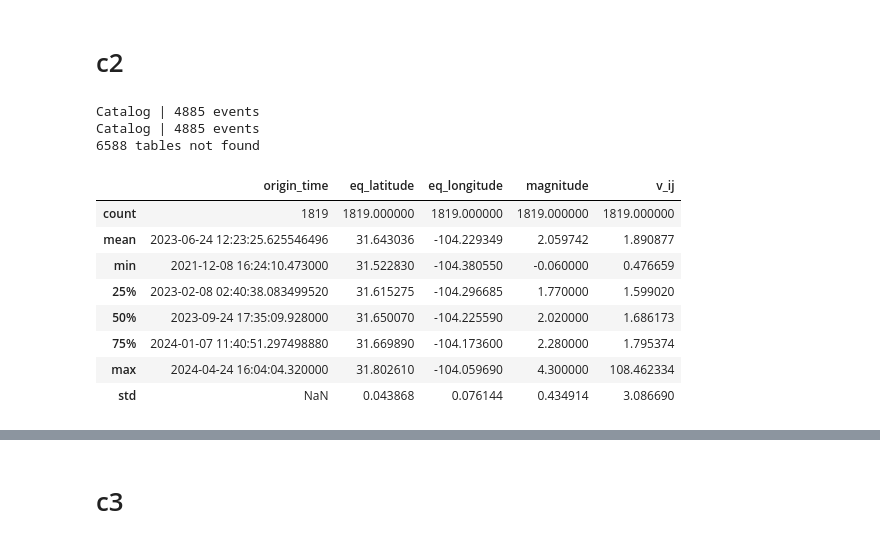
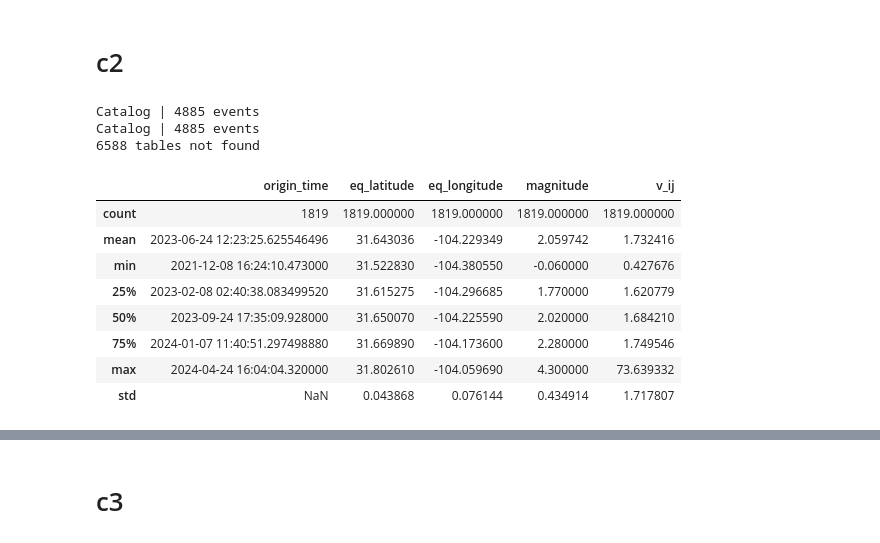
Before and after one commit to ecastillot/delaware, a Jupyter notebook: 10102024/script/vps/vps.ipynb, the cells around one changed output, grey strips where cells are left out. Drawn from its saved outputs; the diff is of its cells as text; code cells hidden in the pictures.

```diff
--- a/10102024/script/vps/vps.ipynb
+++ b/10102024/script/vps/vps.ipynb
@@ -134,9 +134,9 @@ for ev_id, arrivals in picks.__iter__():
     if vij_results.empty:
         continue
     else:
-        vij_mean = vij_results["v_ij"].mean()
+        vij_median = vij_results["v_ij"].median()
 
-    all_vps.append((ev_id,vij_mean))
+    all_vps.append((ev_id,vij_median))
 vps = pd.DataFrame(all_vps, columns=["ev_id", "v_ij"])
 
 cat = pd.merge(cat,vps,how="inner",on="ev_id")
@@ -198,42 +211,42 @@ eqpicks = EQPicks(root,author=author,
                       xy_epsg=proj,
                       catalog_path=catalog_path,
                       picks_path=picks_path
                       )
 stations.filter_general_region(c1)
 cat,picks = eqpicks.get_catalog_with_picks(
                                         general_region=c1
                                            )
 cat,picks = prepare_cat2vps(cat.data,picks.data,stations.data)
 # print(picks)
 
 all_vps = []
 picks = picks.groupby(by="ev_id")
 for ev_id, arrivals in picks.__iter__():
     vij_results = compute_vij(arrivals)
 
     if vij_results.empty:
         continue
     else:
-        vij_mean = vij_results["v_ij"].mean()
+        vij_median = vij_results["v_ij"].median()
 
-    all_vps.append((ev_id,vij_mean))
+    all_vps.append((ev_id,vij_median))
 vps = pd.DataFrame(all_vps, columns=["ev_id", "v_ij"])
 
 cat = pd.merge(cat,vps,how="inner",on="ev_id")
 cat.describe()
 # %% [output]
 Catalog | 4885 events
 Catalog | 4885 events
 6588 tables not found
 |  | origin_time | eq_latitude | eq_longitude | magnitude | v_ij |
 | count | 1819 | 1819.000000 | 1819.000000 | 1819.000000 | 1819.000000 |
-| mean | 2023-06-24 12:23:25.625546496 | 31.643036 | -104.229349 | 2.059742 | 1.890877 |
-| min | 2021-12-08 16:24:10.473000 | 31.522830 | -104.380550 | -0.060000 | 0.476659 |
-| 25% | 2023-02-08 02:40:38.083499520 | 31.615275 | -104.296685 | 1.770000 | 1.599020 |
-| 50% | 2023-09-24 17:35:09.928000 | 31.650070 | -104.225590 | 2.020000 | 1.686173 |
-| 75% | 2024-01-07 11:40:51.297498880 | 31.669890 | -104.173600 | 2.280000 | 1.795374 |
-| max | 2024-04-24 16:04:04.320000 | 31.802610 | -104.059690 | 4.300000 | 108.462334 |
-| std | NaN | 0.043868 | 0.076144 | 0.434914 | 3.086690 |
+| mean | 2023-06-24 12:23:25.625546496 | 31.643036 | -104.229349 | 2.059742 | 1.732416 |
+| min | 2021-12-08 16:24:10.473000 | 31.522830 | -104.380550 | -0.060000 | 0.427676 |
+| 25% | 2023-02-08 02:40:38.083499520 | 31.615275 | -104.296685 | 1.770000 | 1.620779 |
+| 50% | 2023-09-24 17:35:09.928000 | 31.650070 | -104.225590 | 2.020000 | 1.684210 |
+| 75% | 2024-01-07 11:40:51.297498880 | 31.669890 | -104.173600 | 2.280000 | 1.749546 |
+| max | 2024-04-24 16:04:04.320000 | 31.802610 | -104.059690 | 4.300000 | 73.639332 |
+| std | NaN | 0.043868 | 0.076144 | 0.434914 | 1.717807 |
 # %%
 cluster = 2
 
```
Also changed, not shown: parts of 5 cells of this notebook, 3 other files.
